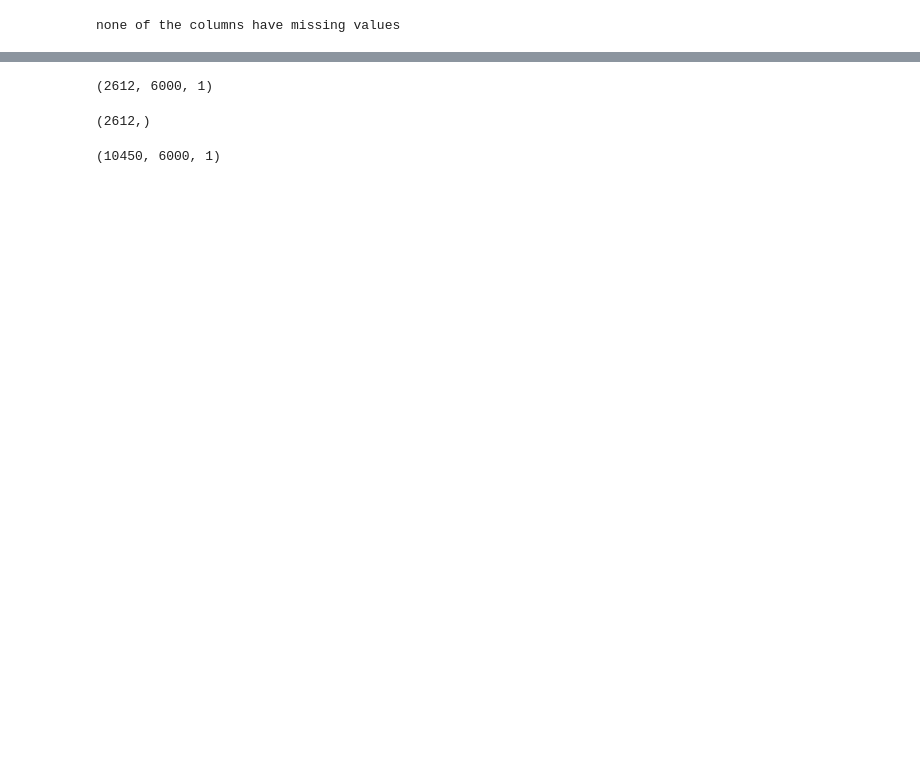
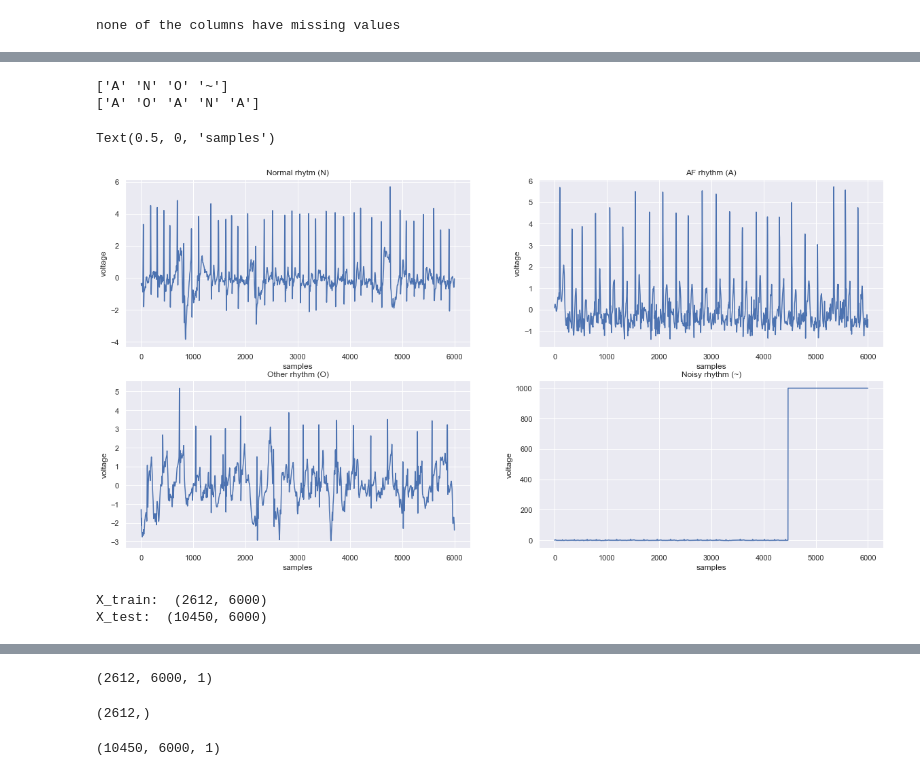
Before and after one commit to dabirrizvi/CSM6420-, a Jupyter notebook: Untitled4-3.ipynb, the cells around one changed output, grey strips where cells are left out. Cells and saved outputs as stored; diff of their text form; code cells hidden in the pictures; blank space fills up the shorter version.

```diff
--- a/Untitled4-3.ipynb
+++ b/Untitled4-3.ipynb
@@ -36,3 +81,9 @@ df=data
+# %%
+# shuffle the dataframe before splitting
+df = df.sample(frac=1)
+# %%
+# To drop if duplicate rows are used
+df=df.drop_duplicates()
 # %%
 df.replace([np.inf, -np.inf], np.nan, inplace=True)
 df.fillna(999, inplace=True)
@@ -78,3 +130,23 @@ print(Y[0:5])
+# %%
+#Print "Type" configuration and "Type" configuration for first 5 data"
+y = np.asanyarray(df["Type"])
+print(np.unique(y))
+print(y[0:5])
+# %% [output]
+['A' 'N' 'O' '~']
+['A' 'O' 'A' 'N' 'A']
 # %%
 df.drop(columns = ["ID", "Type"], axis = 1, inplace = True)
 X = np.asanyarray(df)
+# %%
+#creating an array of samples
+n = len(X[0])
+samples = np.arange(0, n)
+#class 0
+x_0 = X[0]
+#class 1
+x_1 = X[4]
+#class 2
+x_2 = X[12]
+#class 3
+x_3 = X[21]
@@ -81 +158,44 @@ X = np.asanyarray(df)
+# %%
+# To check different type of samples
+
+fig, axes = plt.subplots(2, 2, figsize = (20,10))
+
+sns.lineplot(x = samples, y = x_0, ax = axes[0][0])
+axes[0][0].set_title("Normal rhytm (N)")
+axes[0][0].set_ylabel("voltage")
+axes[0][0].set_xlabel("samples")
+sns.lineplot(x = samples, y = x_1, ax = axes[0][1])
+axes[0][1].set_title("AF rhythm (A)")
+axes[0][1].set_ylabel("voltage")
+axes[0][1].set_xlabel("samples")
+sns.lineplot(x = samples, y = x_2, ax = axes[1][0])
+axes[1][0].set_title("Other rhythm (O)")
+axes[1][0].set_ylabel("voltage")
+axes[1][0].set_xlabel("samples")
+sns.lineplot(x = samples, y = x_3, ax = axes[1][1])
+axes[1][1].set_title("Noisy rhythm (~)")
+axes[1][1].set_ylabel("voltage")
+axes[1][1].set_xlabel("samples")
+# %% [output]
+Text(0.5, 0, 'samples')
+[figure, added]
+# %%
+from tensorflow.keras.utils import to_categorical
+from tensorflow.keras.datasets import mnist
+
+
+
+# the data, split between train and test sets
+X_train, X_test, y_train, y_test = train_test_split(X, Y, test_size=0.8, random_state=30)
+
+print('X_train: ', X_train.shape)
+print('X_test: ', X_test.shape)
+
+# need to trasnform to sort of image (2 dim tensor) for compatibility with input of CNN
+X_train = np.expand_dims(X_train, axis = 2)
+
+X_test = np.expand_dims(X_test, axis = 2)
+# %% [output]
+X_train:  (2612, 6000)
+X_test:  (10450, 6000)
 # %%
```
Also changed, not shown: parts of 18 cells of this notebook.
